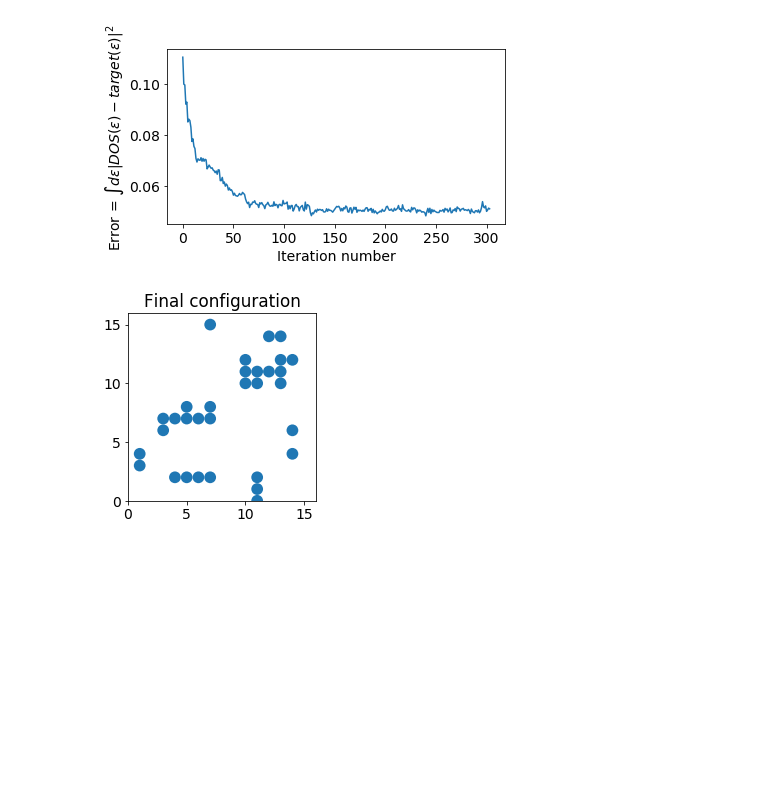
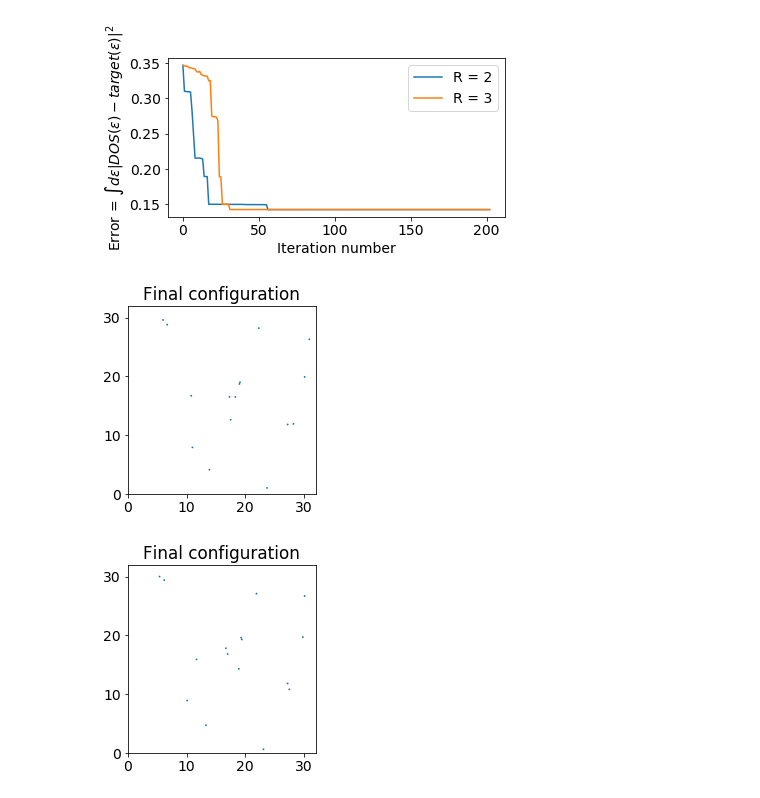
Before and after one commit to gautamra/Adaptive-Quantum-Design, a Jupyter notebook: AQD tight binding.ipynb, the cells around one changed output. Cells and saved outputs as stored; diff of their text form; code cells hidden in the pictures; blank space fills up the shorter version.

Commit message:
Generate intro DOS figures

```diff
--- a/AQD tight binding.ipynb
+++ b/AQD tight binding.ipynb
@@ -183,0 +188,11 @@ class configuration:
+# %%
+test = Model(N = 16, L =32, W = 32, alpha = 3, res = 1, target = target)
+start = time.time()
+plt.plot(test.init_config.get_DOS())
+stop = time.time()
+print(stop-start)
+
+start = time.time()
+plt.plot(test.init_config.get_DOS_KPM())
+stop = time.time()
+print(stop-start)
@@ -189,11 +204,0 @@ target = tophat(samples = 500)
-# %%
-test = Model(N = 32, L =16, W = 16, alpha = 3, res = 1, target = target)
-start = time.time()
-plt.plot(test.init_config.get_DOS())
-stop = time.time()
-print(stop-start)
-
-start = time.time()
-plt.plot(test.init_config.get_DOS_KPM())
-stop = time.time()
-print(stop-start)
@@ -204,15 +205,15 @@ print(stop-start)
 # %%
 # radii = [1,2,3,4,5,6]
-radii = [3]
+radii = [2,3]
 tests = []
 err_logs = []
 times = []
 for radius in radii:
     np.random.seed(0)
-    test = Model(N = 32, L =16, W = 16, alpha = 3, res = 1, target = target)
+    test = Model(N = 16, L =32, W = 32, alpha = 3, res = 0.1, target = target)
     np.random.seed(None)
     start = time.time()
-    err_log = test.optimize(5, search_radius = radius, KPM = True)
+    err_log = test.optimize(10, search_radius = radius, KPM = True)
     stop = time.time()
     times.append(stop - start)
     print(stop - start)
@@ -228,3 +225,4 @@ for radius in radii:
 # %%
-err_log_new = tests[0].optimize(20, search_radius = 5, KPM = True)
-err_log += err_log_new
+for err_log, test, radius in zip(err_logs, tests, radii):
+    err_log_new = test.optimize(140, search_radius = radius, KPM = True)
+    err_log += err_log_new
@@ -245,21 +229,32 @@ err_log += err_log_new
 # %%
 fig, ax = plt.subplots()
 [ax.plot(err_logs[i], label = "R = {}".format(radii[i])) for i in range(len(tests))]
 ax.set_ylabel("Error = $\\int d\\epsilon |DOS(\\epsilon) - target(\\epsilon)|^2$")
 ax.set_xlabel("Iteration number")
-# ax.legend()
+ax.legend()
+plt.savefig("Error.pdf")
 
 for test in tests:
     fig, ax = plt.subplots()
     kwant.plot(configuration(test.occupied_sites, setup = test.setup).syst, hop_color = 'white', ax = ax, site_size = 0.5)
     ax.set_aspect('equal')
     ax.set_xlim((0,test.L))
     ax.set_ylim((0,test.W))
     ax.set_title("Final configuration")
     plt.show()
+
+# fig, ax = plt.subplots()
+# kwant.plot(configuration(tests[3].occupied_sites, setup = test.setup).syst, hop_color = 'white', ax = ax, site_size = 0.5)
+# ax.set_aspect('equal')
+# ax.set_xlim((0,test.L))
+# ax.set_ylim((0,test.W))
+# ax.set_title("Final configuration")
+# plt.savefig("final-config.pdf")
+# plt.show()
 # %% [output]
-[figure, old version]
+[figure, new version]
-[figure, old version]
+[figure, new version]
+[figure, added]
 # %%
 for test in tests:
     plt.plot(test.eex, test.principal_target, label = "Target")
```
Also changed, not shown: parts of 19 cells of this notebook.
